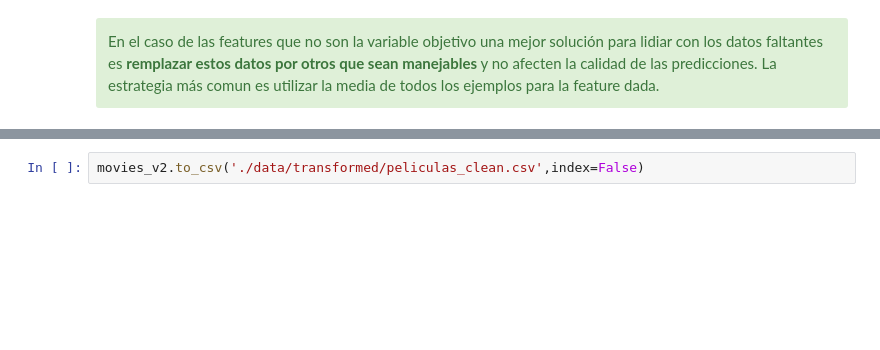
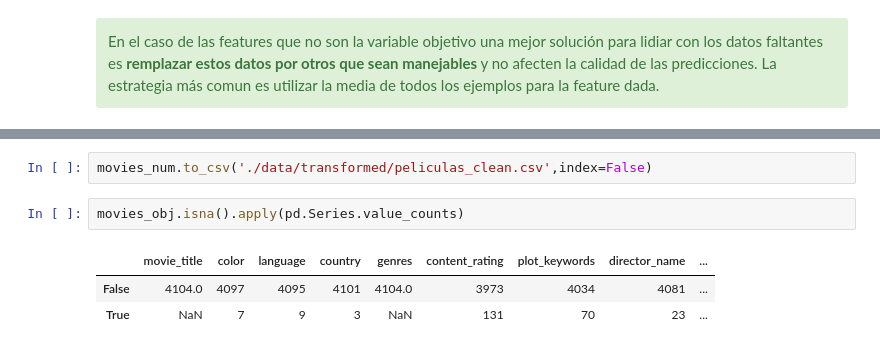
Before and after one commit to AlanVazquez99/Curso-PLATZI-ML-Basics, a Jupyter notebook: 3 Fundamentos Python/1_1 Preparacion de datos.ipynb, the cells around one changed output, grey strips where cells are left out. Saved outputs shown, nothing was run; the diff lists cells and outputs as text; blank space fills up the shorter version.

```diff
--- a/3 Fundamentos Python/1_1 Preparacion de datos.ipynb
+++ b/3 Fundamentos Python/1_1 Preparacion de datos.ipynb
@@ -309,4 +309,10 @@ movies_v2.head(2)
 | 0 | 425000000 | 2783918982 | 2009.000000 | 1.780000 | 178.000000 | 4834 | 2.370000e+08 | ... |
 | 1 | 306000000 | 2058662225 | 2002.130733 | 2.126976 | 108.577186 | 143 | 4.045539e+07 | ... |
 # %%
-movies_v2.to_csv('./data/transformed/peliculas_clean.csv',index=False)
+movies_num.to_csv('./data/transformed/peliculas_clean.csv',index=False)
+# %%
+movies_obj.isna().apply(pd.Series.value_counts)
+# %% [output]
+|  | movie_title | color | language | country | genres | content_rating | plot_keywords | director_name | ... |
+| False | 4104.0 | 4097 | 4095 | 4101 | 4104.0 | 3973 | 4034 | 4081 | ... |
+| True | NaN | 7 | 9 | 3 | NaN | 131 | 70 | 23 | ... |
```
Also changed, not shown: parts of 18 cells of this notebook, 4 other files.
